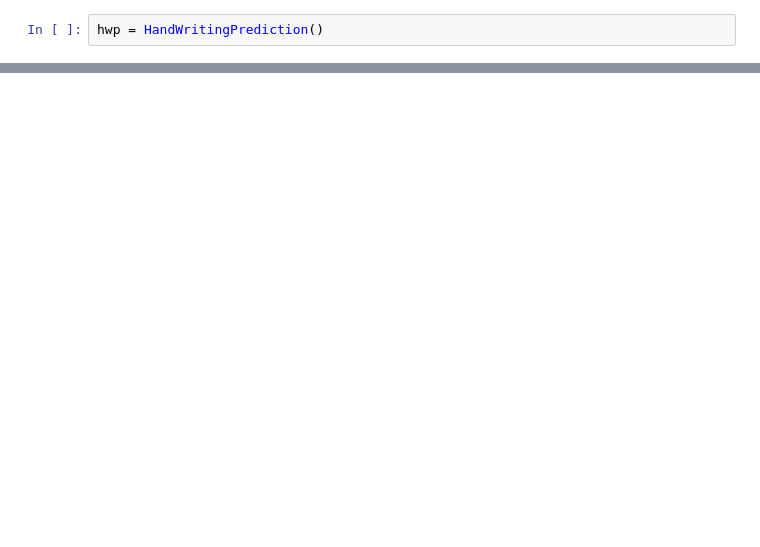
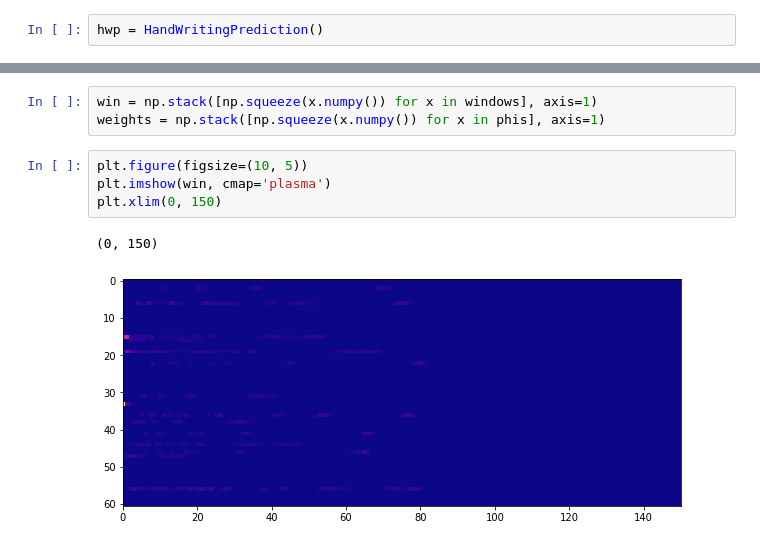
Before and after one commit to elias-ramzi/handwriting_generation, a Jupyter notebook: notebooks/visualisation.ipynb, the cells around one changed output, grey strips where cells are left out. Drawn from its saved outputs; the diff is of its cells as text; blank space fills up the shorter version.

```diff
--- a/notebooks/visualisation.ipynb
+++ b/notebooks/visualisation.ipynb
@@ -40,0 +64,10 @@ plot_stroke(strokes)
+# %%
+win = np.stack([np.squeeze(x.numpy()) for x in windows], axis=1)
+weights = np.stack([np.squeeze(x.numpy()) for x in phis], axis=1)
+# %%
+plt.figure(figsize=(10, 5))
+plt.imshow(win, cmap='plasma')
+plt.xlim(0, 150)
+# %% [output]
+(0, 150)
+[figure, added]
```
Also changed, not shown: parts of 18 cells of this notebook, 18 other files.
